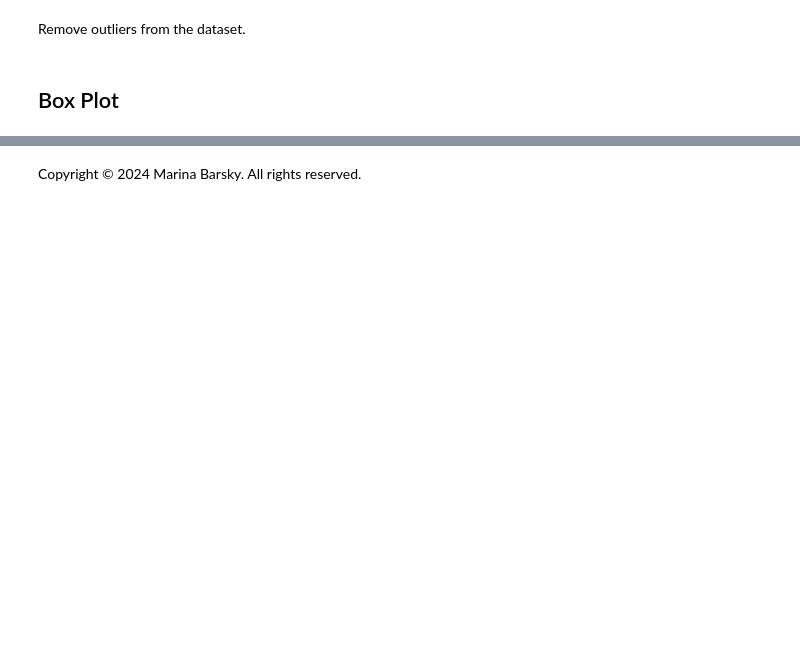
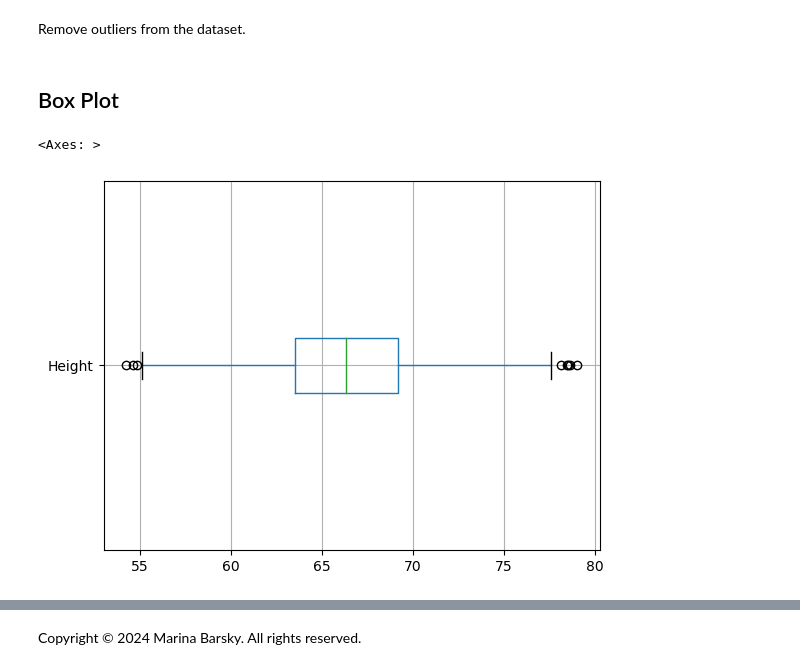
Before and after one commit to PrasannaNagarajan/cs_1503_basic_stats_demo, a Jupyter notebook: basic_statistics.ipynb, the cells around one changed output, grey strips where cells are left out. Drawn from its saved outputs; the diff is of its cells as text; code cells hidden in the pictures; blank space fills up the shorter version.

```diff
--- a/basic_statistics.ipynb
+++ b/basic_statistics.ipynb
@@ -245,6 +365,12 @@ Remove outliers from the dataset.
 data_clean = data.drop(outliers.index)
 # %% [markdown]
 ## Box Plot
+# %%
+col = 'Height'
+data.boxplot(column=col, vert=False)
+# %% [output]
+<Axes: >
+[figure, added]
 # %%
 # let's define a function to remove outliers
 
```
Also changed, not shown: parts of 32 cells of this notebook.
